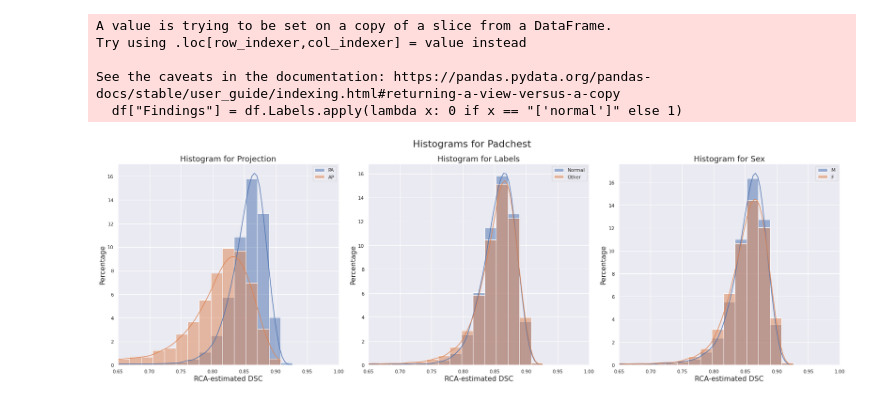
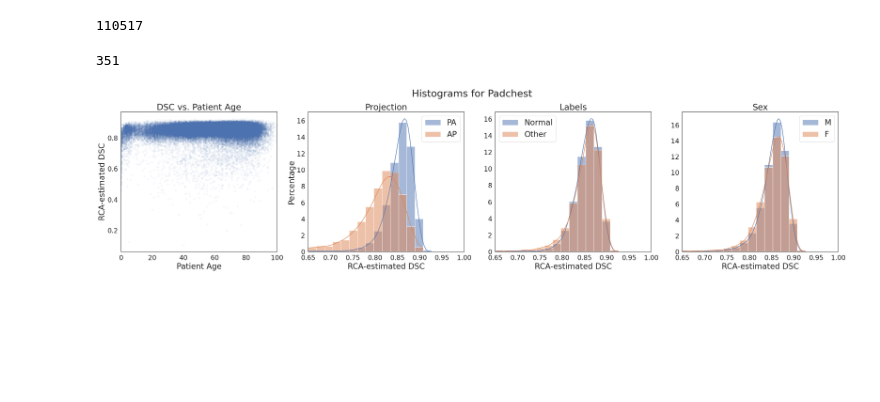
Before and after one commit to ngaggion/CheXmask-Database, a Jupyter notebook: TechnicalValidation/IndividualRCA/BiasAnalysis.ipynb, the cells around one changed output. Drawn from its saved outputs; the diff is of its cells as text; code cells hidden in the pictures; blank space fills up the shorter version.

```diff
--- a/TechnicalValidation/IndividualRCA/BiasAnalysis.ipynb
+++ b/TechnicalValidation/IndividualRCA/BiasAnalysis.ipynb
@@ -224,6 +418,13 @@ plt.savefig("MIMIC-CXR-JPG.png", dpi=300)
 # %%
 metadata = "Padchest/PADCHEST_chest_x_ray_images_labels_160K_01.02.19.csv.gz"
-df = pd.read_csv(metadata)[['ImageID', 'PatientSex_DICOM', 'Projection', 'Labels']]
+df = pd.read_csv(metadata)[['ImageID', 'PatientSex_DICOM', 'Projection', 'Labels', 'StudyDate_DICOM', 'PatientBirth']]
+
+# estimate age using the first 4 digits of the StudyDate_DICOM and the PatientBirth
+df = df.dropna(subset=['StudyDate_DICOM', 'PatientBirth'])
+df['StudyDate_DICOM'] = df['StudyDate_DICOM'].astype(str).str[:4].astype(int)
+df['PatientBirth'] = df['PatientBirth'].astype(str).str[:4].astype(int)
+df['Age'] = df['StudyDate_DICOM'] - df['PatientBirth']
+df = df.drop(columns=['StudyDate_DICOM', 'PatientBirth'])
 
 # if label is ['normal'], findings is 0, else 1
 
@@ -235,38 +436,63 @@ combined_df = df.join(rca_df.set_index('ImageID'), on='ImageID')
 
 # drop rows with NaN in the RCA columns
 combined_df = combined_df.dropna(subset=['Dice RCA (Mean)'])
-# %% [output]
-A value is trying to be set on a copy of a slice from a DataFrame.
-Try using .loc[row_indexer,col_indexer] = value instead
-
-See the caveats in the documentation: https://pandas.pydata.org/pandas-docs/stable/user_guide/indexing.html#returning-a-view-versus-a-copy
-  df["Findings"] = df.Labels.apply(lambda x: 0 if x == "['normal']" else 1)
+# %%
+np.sum(df['Findings'] == 1)
+# %% [output]
+110517
+# %%
+metadata = "Padchest/PADCHEST_chest_x_ray_images_labels_160K_01.02.19.csv.gz"
+array = pd.read_csv(metadata)['Labels'].unique().astype(str).tolist()
+
+# remove [, ], " and ' from the labels
+array = [x.replace('[', '') for x in array]
+array = [x.replace(']', '') for x in array]
+array = [x.replace("'", '') for x in array]
+array = [x.replace('"', '') for x in array]
+array = [x.split(', ') for x in array]
+array = [item for sublist in array for item in sublist]
+array = list(set(array))
+
+len(array)
+# %% [output]
+351
 # %%
 # Create different subsets, first by view position
 
 sub1 = combined_df[combined_df['Projection'] == 'PA']
 sub2 = combined_df[combined_df['Projection'] == 'AP']
 name1 = "PA"
 name2 = "AP"
 
 sub3 = combined_df[combined_df['Findings'] == 0]
 sub4 = combined_df[combined_df['Findings'] == 1]
 name3 = "Normal"
 name4 = "Other"
 
 sub5 = combined_df[combined_df['PatientSex_DICOM'] == 'M']
 sub6 = combined_df[combined_df['PatientSex_DICOM'] == 'F']
 name5 = "M"
 name6 = "F"
 
 fig, axes = plot_comparative_histograms([[sub1, sub2], [sub3, sub4], [sub5, sub6]],
                                         [[name1, name2], [name3, name4], [name5, name6]],
                                         ["Projection", "Labels", "Sex"],
                                         "Dice RCA (Mean)",
-                                        "Padchest", False)
+                                        "Padchest", True, True)
 
+
+ax = axes[0]
+
+# remove border from the scatterplot
+sns.scatterplot(data=combined_df, x="Age", y="Dice RCA (Mean)", ax=ax, alpha=0.05, linewidth=0)
+ax.set_title("DSC vs. Patient Age", fontsize=26)
+ax.set_xlabel("Patient Age", fontsize=24)
+ax.set_ylabel("RCA-estimated DSC", fontsize=24)
+ax.set_xlim([0, 100])
+ax.tick_params(axis='both', which='major', labelsize=20)
 
 plt.tight_layout()
 plt.savefig("Padchest.png", dpi=300)
+plt.savefig("Padchest.pdf", dpi=300)
 # %% [output]
-[figure, old version]
+[figure, new version]
```
Also changed, not shown: parts of 17 cells of this notebook, 58 other files.
